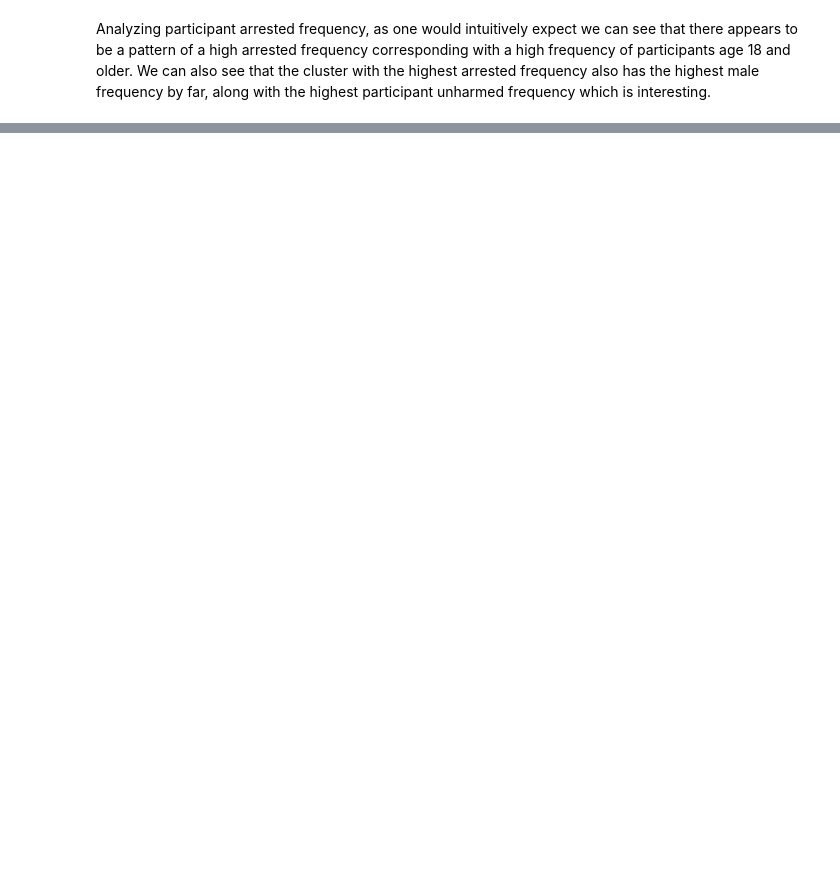
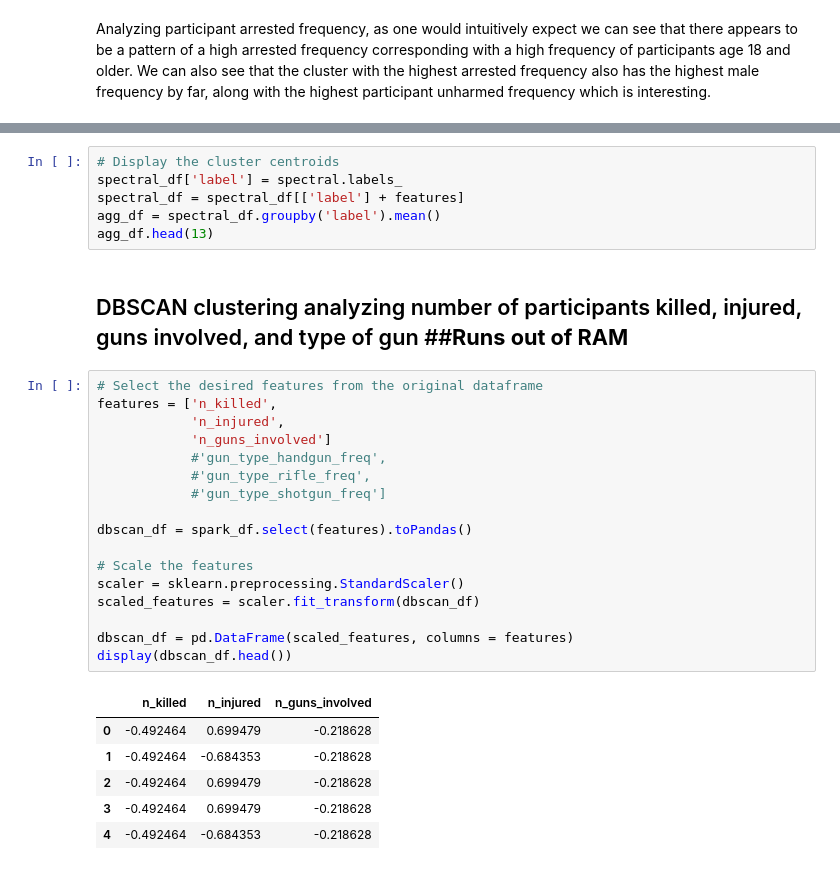
Before and after one commit to bharath03-a/Gun-Violence-Incidents, a Jupyter notebook: notebooks/04_cluster_analysis.ipynb, the cells around one changed output, grey strips where cells are left out. Drawn from its saved outputs; the diff is of its cells as text; blank space fills up the shorter version.

```diff
--- a/notebooks/04_cluster_analysis.ipynb
+++ b/notebooks/04_cluster_analysis.ipynb
@@ -686,0 +823,32 @@ Analyzing participant arrested frequency, as one would intuitively expect we can
+# %%
+# Display the cluster centroids
+spectral_df['label'] = spectral.labels_
+spectral_df = spectral_df[['label'] + features]
+agg_df = spectral_df.groupby('label').mean()
+agg_df.head(13)
+# %% [markdown]
+## DBSCAN clustering analyzing number of participants killed, injured, guns involved, and type of gun ##**Runs out of RAM**
+# %%
+# Select the desired features from the original dataframe
+features = ['n_killed',
+            'n_injured',
+            'n_guns_involved']
+            #'gun_type_handgun_freq',
+            #'gun_type_rifle_freq',
+            #'gun_type_shotgun_freq']
+
+dbscan_df = spark_df.select(features).toPandas()
+
+# Scale the features
+scaler = sklearn.preprocessing.StandardScaler()
+scaled_features = scaler.fit_transform(dbscan_df)
+
+dbscan_df = pd.DataFrame(scaled_features, columns = features)
+display(dbscan_df.head())
+# %% [output]
+|  | n_killed | n_injured | n_guns_involved |
+| 0 | -0.492464 | 0.699479 | -0.218628 |
+| 1 | -0.492464 | -0.684353 | -0.218628 |
+| 2 | -0.492464 | 0.699479 | -0.218628 |
+| 3 | -0.492464 | 0.699479 | -0.218628 |
+| 4 | -0.492464 | -0.684353 | -0.218628 |
```
Also changed, not shown: parts of 22 cells of this notebook.
